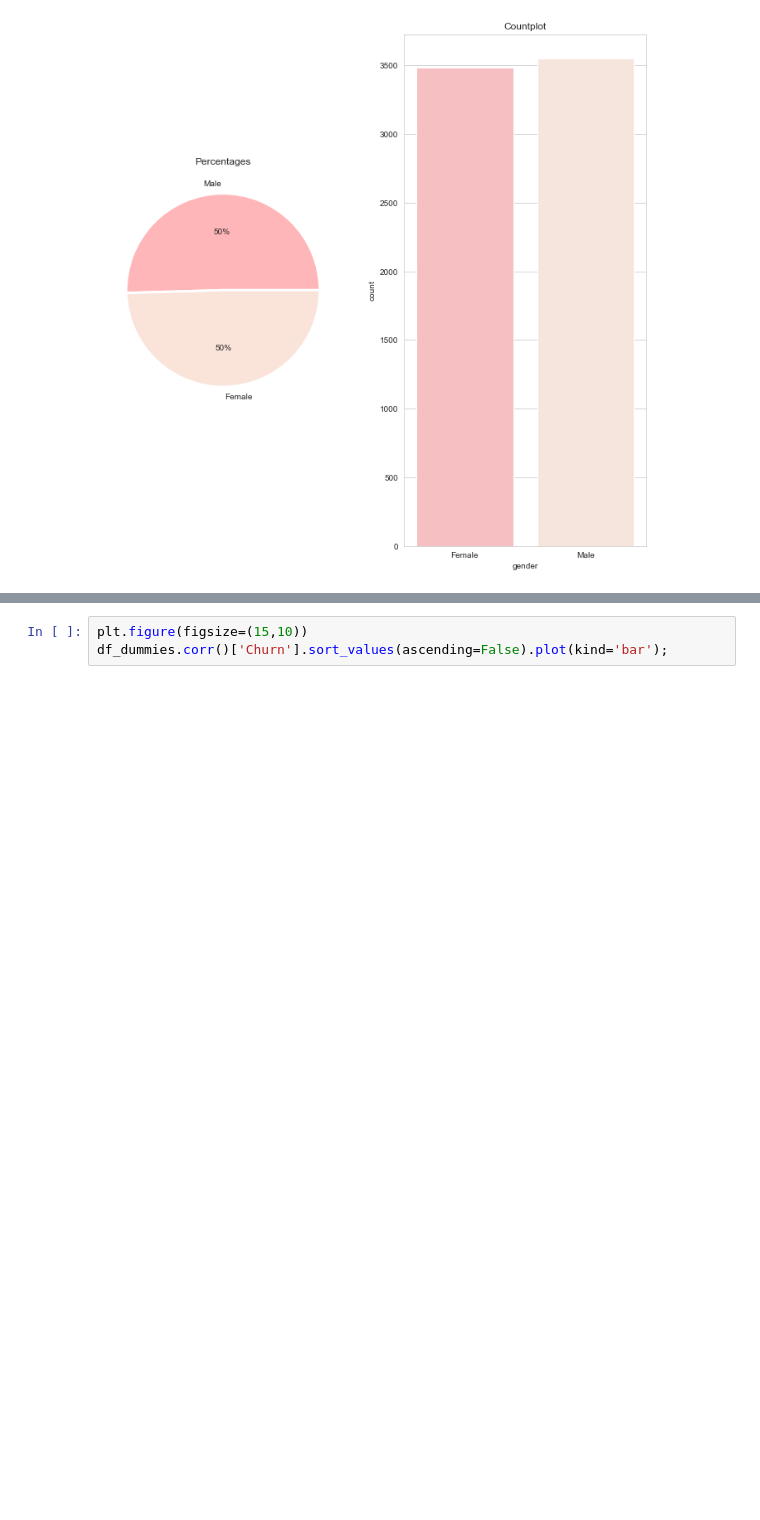
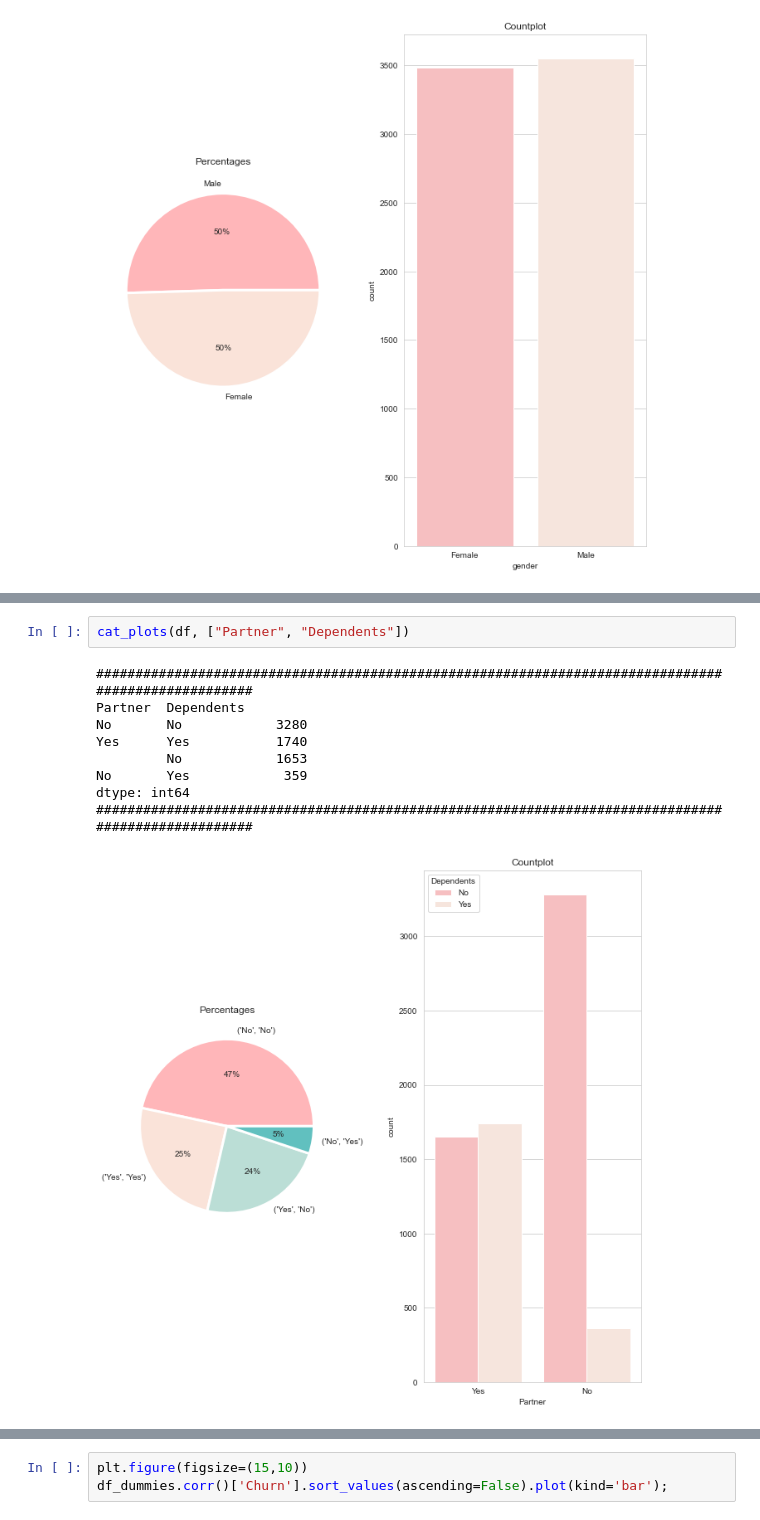
Before and after one commit to furkaneneseren/Telco-Churn-Prediction, a Jupyter notebook: churn-prediction.ipynb, the cells around one changed output, grey strips where cells are left out. Drawn from its saved outputs; the diff is of its cells as text; blank space fills up the shorter version.

```diff
--- a/churn-prediction.ipynb
+++ b/churn-prediction.ipynb
@@ -311,0 +339,12 @@ Name: gender, dtype: int64
+# %%
+cat_plots(df, ["Partner", "Dependents"])
+# %% [output]
+####################################################################################################
+Partner  Dependents
+No       No            3280
+Yes      Yes           1740
+         No            1653
+No       Yes            359
+dtype: int64
+####################################################################################################
+[figure, added]
```
Also changed, not shown: parts of 22 cells of this notebook.
